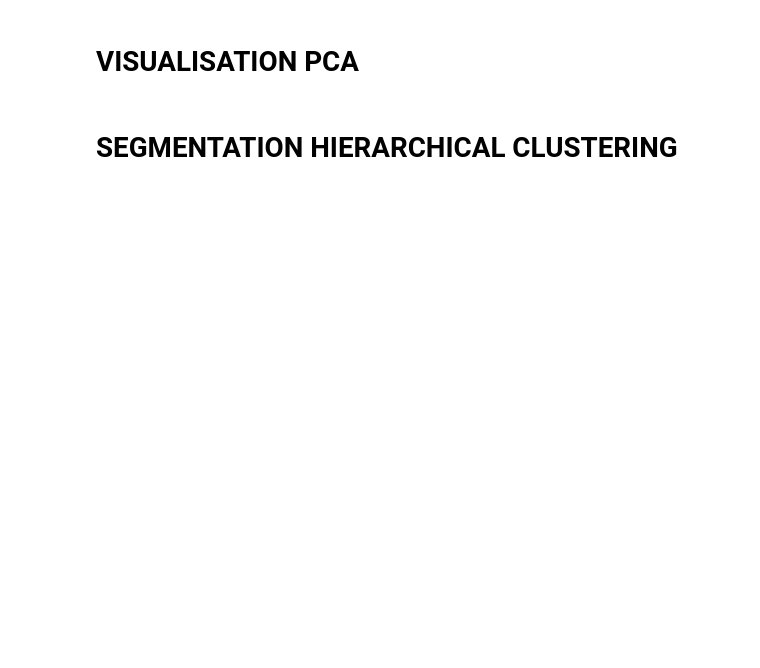
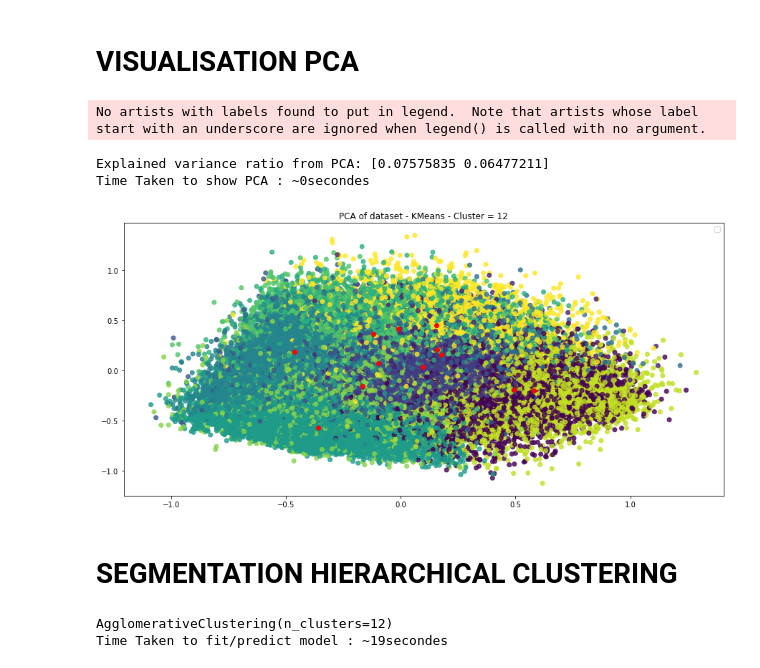
Before and after one commit to BlueTorche/STAGE-Wavenet-DelitraiteurBI, a Jupyter notebook: Usecase 2 - Segmentation Clientèle.ipynb, the cells around one changed output. Drawn from its saved outputs; the diff is of its cells as text; code cells hidden in the pictures; blank space fills up the shorter version.

```diff
--- a/Usecase 2 - Segmentation Clientèle.ipynb
+++ b/Usecase 2 - Segmentation Clientèle.ipynb
@@ -207,9 +218,9 @@ to_remove = []
 for k,v in dict_client_univ.items():
     if sum(v.values()) < client_tresh:
         to_remove.append(k)
-    else:
-        maxi = max(v.values())
-        dict_client_univ[k] = {key:value/maxi for key,value in v.items()}
+#     else:
+#         maxi = max(v.values())
+#         dict_client_univ[k] = {key:value/maxi for key,value in v.items()}
 
 for k in to_remove:
     del dict_client_univ[k]
@@ -254,16 +265,20 @@ def minmax_normalization(df):
     scaled_values = scaler.fit_transform(df)
     return pd.DataFrame(index = df.index, columns = df.columns,data = scaled_values)
 
-norm_clients_data = clients_data
+norm_clients_data = clients_data.copy()
 if Standard_Norm:
     norm_clients_data = standard_normalization(norm_clients_data)
 if MinMax_Norm:
     norm_clients_data = minmax_normalization(norm_clients_data)
 
-for column in norm_clients_data:
-    if sum(norm_clients_data[column]) < univers_tresh:
-        norm_clients_data = norm_clients_data.drop(columns = column)
+if MinMax_Norm or not Standard_Norm:
+    for column in norm_clients_data:
+        if sum(norm_clients_data[column]) < univers_tresh:
+            norm_clients_data = norm_clients_data.drop(columns = column)
 
+# shuffle rows
 norm_clients_data = shuffle(norm_clients_data)
+# shuffle columns
+norm_clients_data = norm_clients_data[shuffle(norm_clients_data.columns)]
 print(norm_clients_data)
 # %% [output]
@@ -362,9 +357,11 @@ if do_Analysis:
     # environ 10s*Kmax
     print("Time Taken to generate Exclude Elbow Curve : ~" + str(int(time() - start)) + "secondes")
 # %%
+K=14
+
 start = time()
 model = KMeans(K, n_init = n_init)
 model.fit(norm_clients_data)
 cluster = model.labels_
-# environ 1.5s * n_init
+# environ 1s * n_init / K/10
 print("Time Taken to fit model : ~" + str(int(time() - start)) + "secondes")
@@ -416,11 +477,11 @@ print("Total Time Taken: ~" + str(int(time() - Very_Start)) + "secondes")
 # %%
-start = time()
-
-target = cluster
-
-model_pca = PCA(n_components= 2)
-
-predict = model_pca.fit(norm_clients_data).transform(norm_clients_data)
-
-# environ 1.5s
-print("Time Taken to fit model : ~" + str(int(time() - start)) + "secondes")
+PCA_Visualisation(norm_clients_data,
+                  cluster,
+                  cluster_centers,
+                  method = 'KMeans',
+                  threeD = threeD)
+# %% [output]
+No artists with labels found to put in legend.  Note that artists whose label start with an underscore are ignored when legend() is called with no argument.
+Explained variance ratio from PCA: [0.07575835 0.06477211]
+Time Taken to show PCA : ~0secondes
+[figure, added]
@@ -480,9 +507,12 @@ from sklearn.cluster import AgglomerativeClustering
 
 start = time()
 
-model = AgglomerativeClustering(n_clusters=K, affinity='euclidean', linkage='ward')
-model.fit_predict(norm_clients_data)
-print(model)
+hierarchical_model = AgglomerativeClustering(n_clusters=K, affinity='euclidean', linkage=method)
+hierarchical_model.fit(norm_clients_data.head(max_fitted))
+print(hierarchical_model)
 # 15s * (N/10k)²
-print("Time Taken to fit model : ~" + str(int(time() - start)) + "secondes")
+print("Time Taken to fit/predict model : ~" + str(int(time() - start)) + "secondes")
+# %% [output]
+AgglomerativeClustering(n_clusters=12)
+Time Taken to fit/predict model : ~19secondes
 # %%
```
Also changed, not shown: parts of 37 cells of this notebook, 1 other file.
